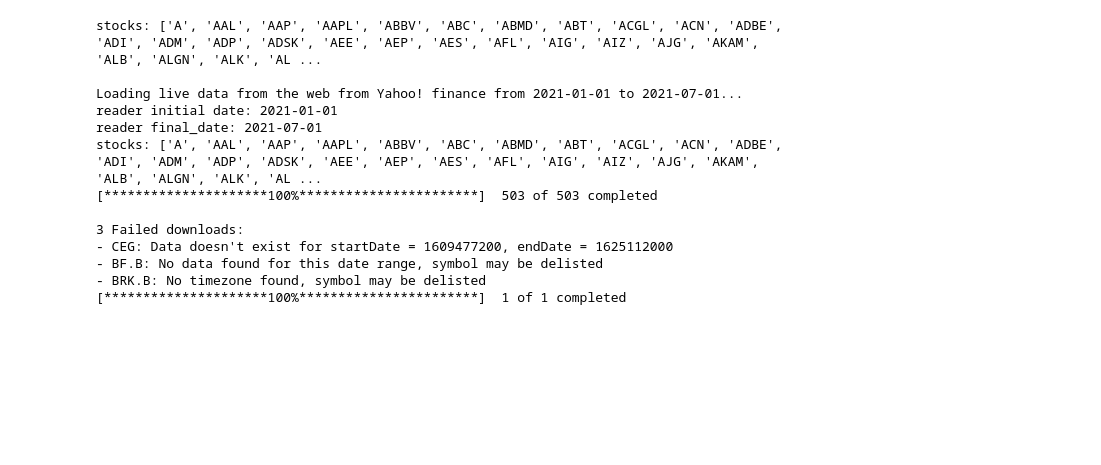
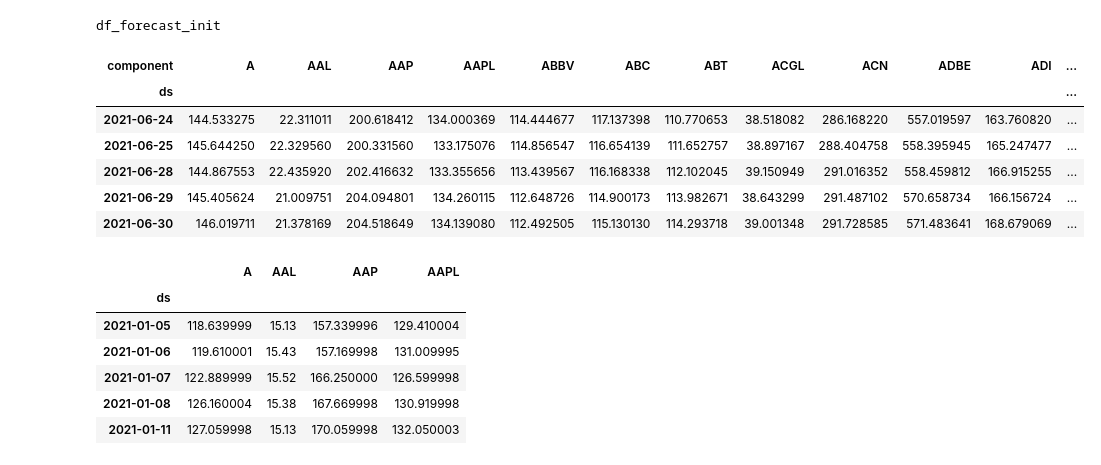
Before and after one commit to bvcmartins/dwaveDev, a Jupyter notebook: quantum_portfolio_solver.ipynb, the cells around one changed output. Drawn from its saved outputs; the diff is of its cells as text; code cells hidden in the pictures; blank space fills up the shorter version.

```diff
--- a/quantum_portfolio_solver.ipynb
+++ b/quantum_portfolio_solver.ipynb
@@ -677,56 +653,65 @@ def generate_initial_state(df, n_iter, r_cross, r_mut, n_pop, budget):
 load_path = '/content/drive/MyDrive/dwave/conf/'
 pickle_file = '/content/drive/MyDrive/ga/df.pkl'
 with open(load_path+'config.txt', 'r') as conf:
     cred = conf.readline().strip()
 
 cfg = {'stocks': None,
             'dates': ["2021-06-01", "2021-07-01"],
             'initial_date': "2021-01-01",
-            'budget': 1000000,
+            'budget': 1000,
             'bin_size': '',
             'gamma': '',
-            'alpha': 0.005,
+            'alpha': 0.01,
             'file_path': None,
             'baseline': ['^GSPC'],
             'max_risk': 0.0,
             'min_return': 0.0,
             'model_type': 'CQM',
             'rebalance': True,
             'sampler_args': cred,
             'verbose': False,
             'num': 0,
             't_cost': 0.0,
-            'n_iter': 10000,
+            'n_iter': 100,
             'r_cross': 0.8,
             'r_mut': 0.01,
             'n_pop': 1000,
-            'label': 'RunTest',
+            'label': 'Experiment 1',
             'init_holdings_path': '/content/drive/MyDrive/dwave/init_holdings.pkl',
             'calculation_type': 'daily',
             'save_path': '/content/drive/MyDrive/dwave/'
 }
-locals().update(cfg)
 
-payload=pd.read_html('https://en.wikipedia.org/wiki/List_of_S%26P_500_companies')
-first_table = payload[0]
-stocks = first_table['Symbol'].values.tolist()
-#stocks = ['MMM', 'GOOG', 'AAP']
-#print(f'stocks: {stocks}')
-stocks = sorted(stocks)
-print(f'stocks: {stocks}')
+df_forecast_init = pd.read_pickle('/content/drive/MyDrive/models/lgbm_20_backtest.pkl')
+df_forecast_init.index.names = ['ds']
+print('df_forecast_init')
+display(df_forecast_init.tail())
+n_stocks = 4
+stocks = df_forecast_init.columns.values.tolist()[:n_stocks]
 
-df, df_baseline = load_data(initial_date, dates, stocks, baseline)
+# print('df')
+# display(df.loc[:, stocks].shift(1).head())
+# display(df.loc[:, stocks].shift(1).tail())
+df = df_src.loc[:, stocks].shift(1)
+df.dropna(inplace=True)
+display(df.head())
+
+
+df_forecast = df_src.loc[:, stocks].copy()
+#df_forecast = pd.concat([df.loc[:(datetime.strptime(cfg['dates'][0], '%Y-%m-%d') - timedelta(days=1)), :], df_forecast_init], axis=0)
 # %% [output]
-stocks: ['A', 'AAL', 'AAP', 'AAPL', 'ABBV', 'ABC', 'ABMD', 'ABT', 'ACGL', 'ACN', 'ADBE', 'ADI', 'ADM', 'ADP', 'ADSK', 'AEE', 'AEP', 'AES', 'AFL', 'AIG', 'AIZ', 'AJG', 'AKAM', 'ALB', 'ALGN', 'ALK', 'AL ...
-
-Loading live data from the web from Yahoo! finance from 2021-01-01 to 2021-07-01...
-reader initial date: 2021-01-01
-reader final_date: 2021-07-01
-stocks: ['A', 'AAL', 'AAP', 'AAPL', 'ABBV', 'ABC', 'ABMD', 'ABT', 'ACGL', 'ACN', 'ADBE', 'ADI', 'ADM', 'ADP', 'ADSK', 'AEE', 'AEP', 'AES', 'AFL', 'AIG', 'AIZ', 'AJG', 'AKAM', 'ALB', 'ALGN', 'ALK', 'AL ...
-[*********************100%***********************]  503 of 503 completed
-
-3 Failed downloads:
-- CEG: Data doesn't exist for startDate = 1609477200, endDate = 1625112000
-- BF.B: No data found for this date range, symbol may be delisted
-- BRK.B: No timezone found, symbol may be delisted
-[*********************100%***********************]  1 of 1 completed
+df_forecast_init
+| component | A | AAL | AAP | AAPL | ABBV | ABC | ABT | ACGL | ACN | ADBE | ADI | ... |
+| ds |  |  |  |  |  |  |  |  |  |  |  | ... |
+| 2021-06-24 | 144.533275 | 22.311011 | 200.618412 | 134.000369 | 114.444677 | 117.137398 | 110.770653 | 38.518082 | 286.168220 | 557.019597 | 163.760820 | ... |
+| 2021-06-25 | 145.644250 | 22.329560 | 200.331560 | 133.175076 | 114.856547 | 116.654139 | 111.652757 | 38.897167 | 288.404758 | 558.395945 | 165.247477 | ... |
+| 2021-06-28 | 144.867553 | 22.435920 | 202.416632 | 133.355656 | 113.439567 | 116.168338 | 112.102045 | 39.150949 | 291.016352 | 558.459812 | 166.915255 | ... |
+| 2021-06-29 | 145.405624 | 21.009751 | 204.094801 | 134.260115 | 112.648726 | 114.900173 | 113.982671 | 38.643299 | 291.487102 | 570.658734 | 166.156724 | ... |
+| 2021-06-30 | 146.019711 | 21.378169 | 204.518649 | 134.139080 | 112.492505 | 115.130130 | 114.293718 | 39.001348 | 291.728585 | 571.483641 | 168.679069 | ... |
+|  | A | AAL | AAP | AAPL |
+| ds |  |  |  |  |
+| 2021-01-05 | 118.639999 | 15.13 | 157.339996 | 129.410004 |
+| 2021-01-06 | 119.610001 | 15.43 | 157.169998 | 131.009995 |
+| 2021-01-07 | 122.889999 | 15.52 | 166.250000 | 126.599998 |
+| 2021-01-08 | 126.160004 | 15.38 | 167.669998 | 130.919998 |
+| 2021-01-11 | 127.059998 | 15.13 | 170.059998 | 132.050003 |
```
Also changed, not shown: parts of 20 cells of this notebook.
